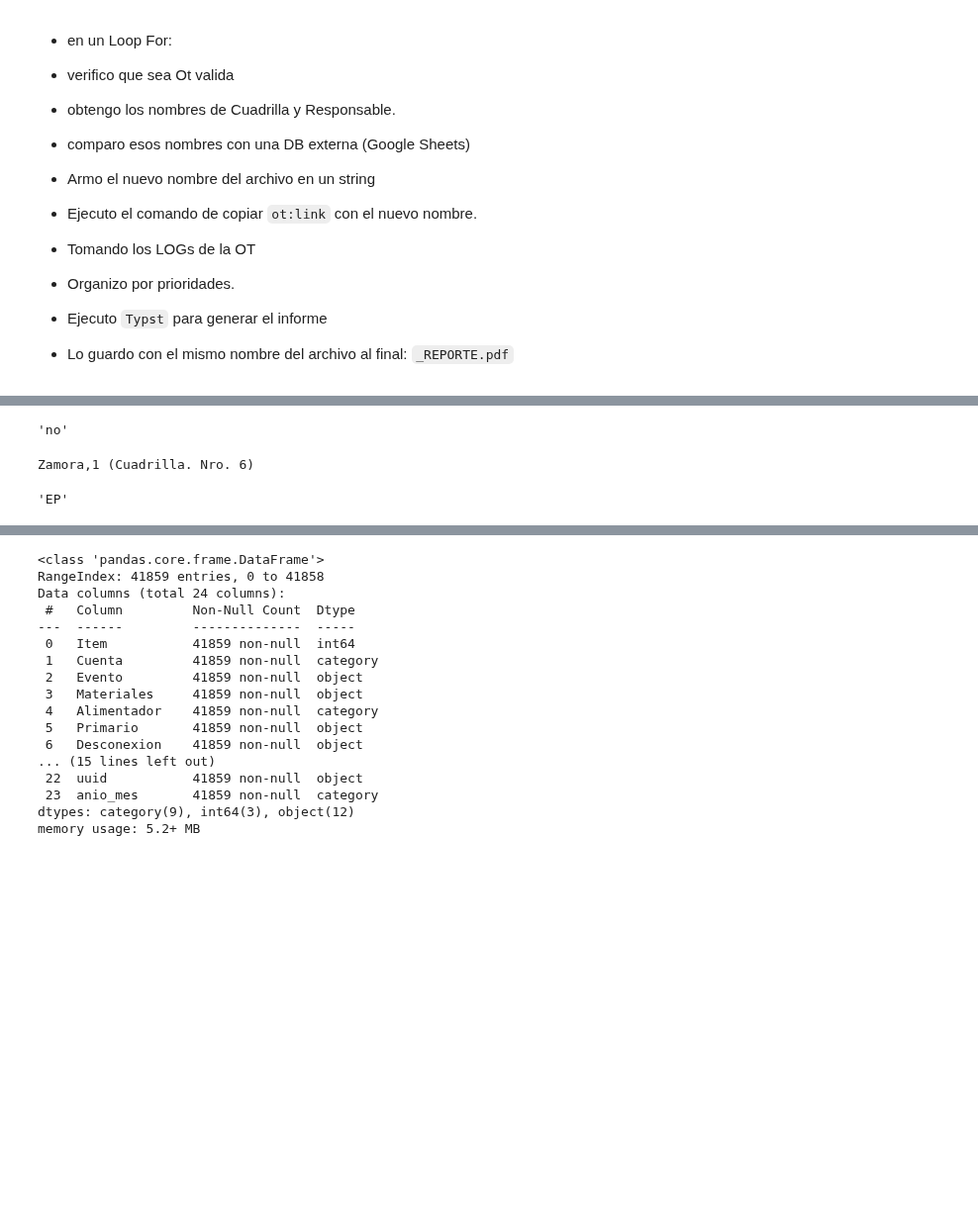
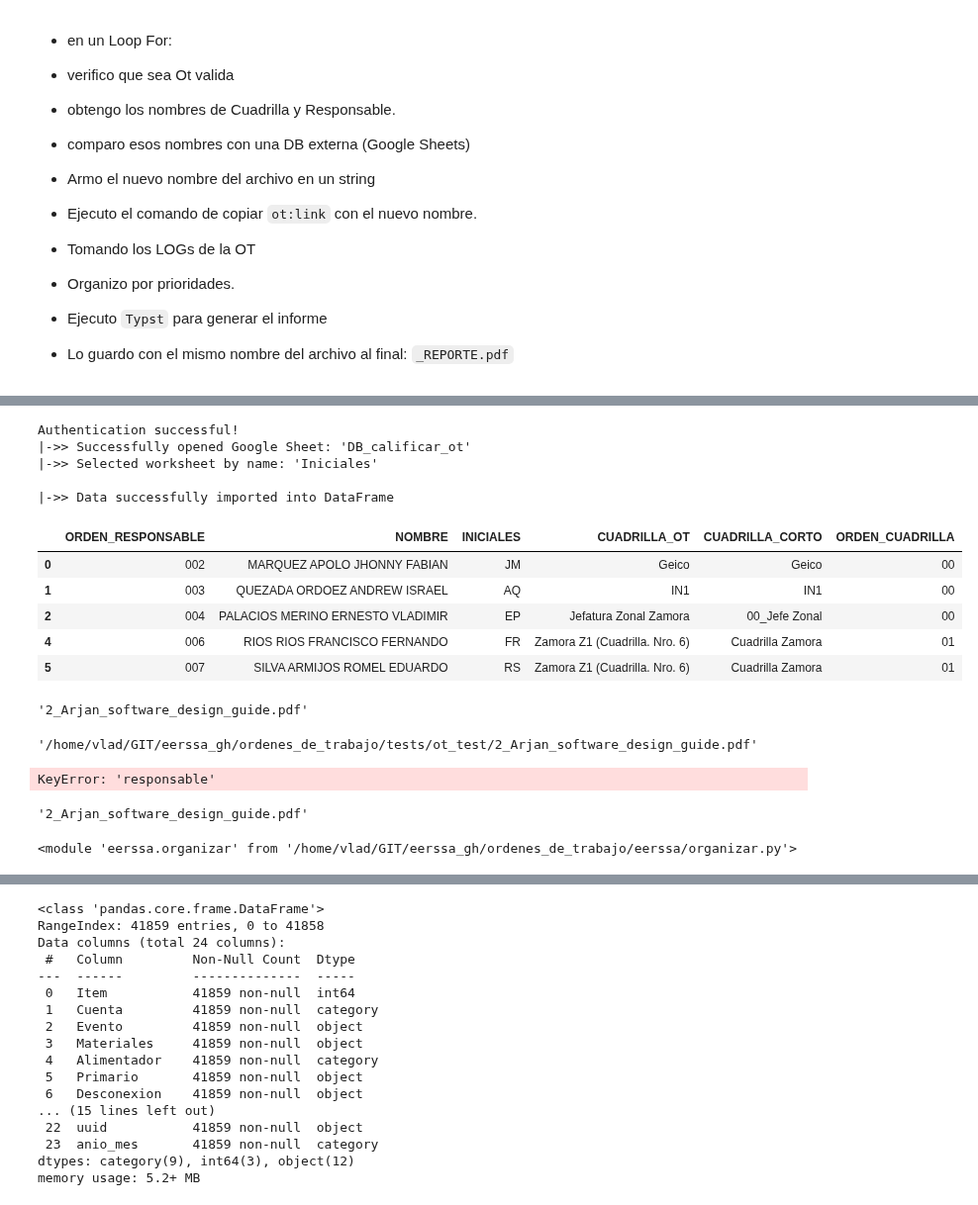
Before and after one commit to ernestopalacios/ordenes_de_trabajo, a Jupyter notebook: Test_GestionOT.ipynb, the cells around one changed output, grey strips where cells are left out. Shown at 99% size. Cells and saved outputs as stored; diff of their text form; code cells hidden in the pictures; blank space fills up the shorter version.

Commit message:
Se puede obtener el nombre del archivo, falta integrar al Programa principal

```diff
--- a/Test_GestionOT.ipynb
+++ b/Test_GestionOT.ipynb
@@ -255,9 +118,0 @@ def get_cuadrilla_ot( nombre:str, df ):
-# %%
-get_cuadrilla_ot( "PALACIOS MERINO LEONARDO VLADIMIR", df )
-# %% [output]
-'no'
-# %%
-grupo, tipo = "Zamora Z1 (Cuadrilla. Nro. 6)".split(" Z")
-print(f"{grupo},{tipo}")
-# %% [output]
-Zamora,1 (Cuadrilla. Nro. 6)
@@ -327,4 +119,39 @@ def get_iniciales( nombre:str, df = "vacio" ):
-# %%
-get_iniciales("PALACIOS MERINO ERNESTO VLADIMIR")
-# %% [output]
-'EP'
+# %%
+df_datos_cudarilla = gdrive.get_gsheet_df()
+df_datos_cudarilla.head()
+# %% [output]
+Authentication successful!
+|->> Successfully opened Google Sheet: 'DB_calificar_ot'
+|->> Selected worksheet by name: 'Iniciales'
+
+|->> Data successfully imported into DataFrame
+|  | ORDEN_RESPONSABLE | NOMBRE | INICIALES | CUADRILLA_OT | CUADRILLA_CORTO | ORDEN_CUADRILLA |
+| 0 | 002 | MARQUEZ APOLO JHONNY FABIAN | JM | Geico | Geico | 00 |
+| 1 | 003 | QUEZADA ORDOEZ ANDREW ISRAEL | AQ | IN1 | IN1 | 00 |
+| 2 | 004 | PALACIOS MERINO ERNESTO VLADIMIR | EP | Jefatura Zonal Zamora | 00_Jefe Zonal | 00 |
+| 4 | 006 | RIOS RIOS FRANCISCO FERNANDO | FR | Zamora Z1 (Cuadrilla. Nro. 6) | Cuadrilla Zamora | 01 |
+| 5 | 007 | SILVA ARMIJOS ROMEL EDUARDO | RS | Zamora Z1 (Cuadrilla. Nro. 6) | Cuadrilla Zamora | 01 |
+# %%
+# Get One PDF to Object
+
+one = gestionOT.GestionOt( list_pdfs[15] )
+one = one.load_ot()
+gdrive.renombrar_ot( one, df_datos_cudarilla )
+# %% [output]
+'2_Arjan_software_design_guide.pdf'
+# %%
+one.link
+# %% [output]
+'/home/vlad/GIT/eerssa_gh/ordenes_de_trabajo/tests/ot_test/2_Arjan_software_design_guide.pdf'
+# %%
+one.data["responsable"]
+# %% [output]
+KeyError: 'responsable'
+# %%
+os.path.basename(one.link)
+# %% [output]
+'2_Arjan_software_design_guide.pdf'
+# %%
+reload(gdrive)
+# %% [output]
+<module 'eerssa.organizar' from '/home/vlad/GIT/eerssa_gh/ordenes_de_trabajo/eerssa/organizar.py'>
```
Also changed, not shown: parts of 19 cells of this notebook, 7 other files.
